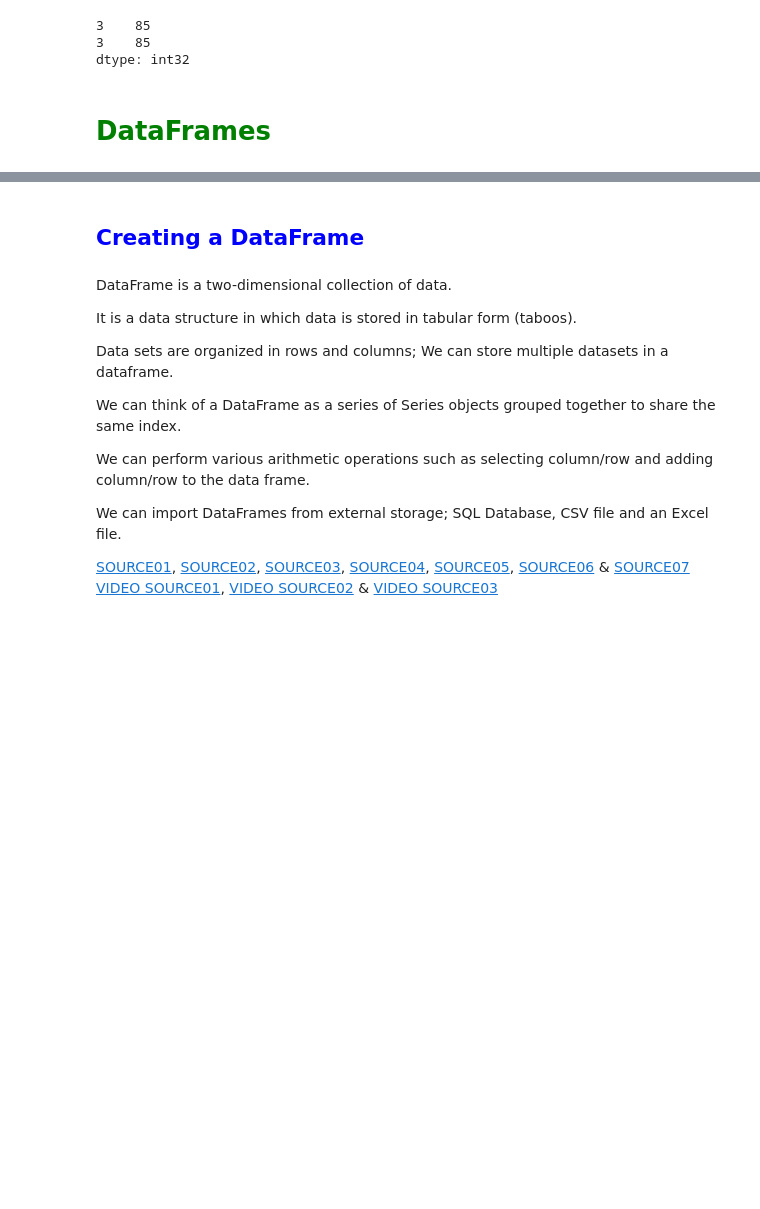
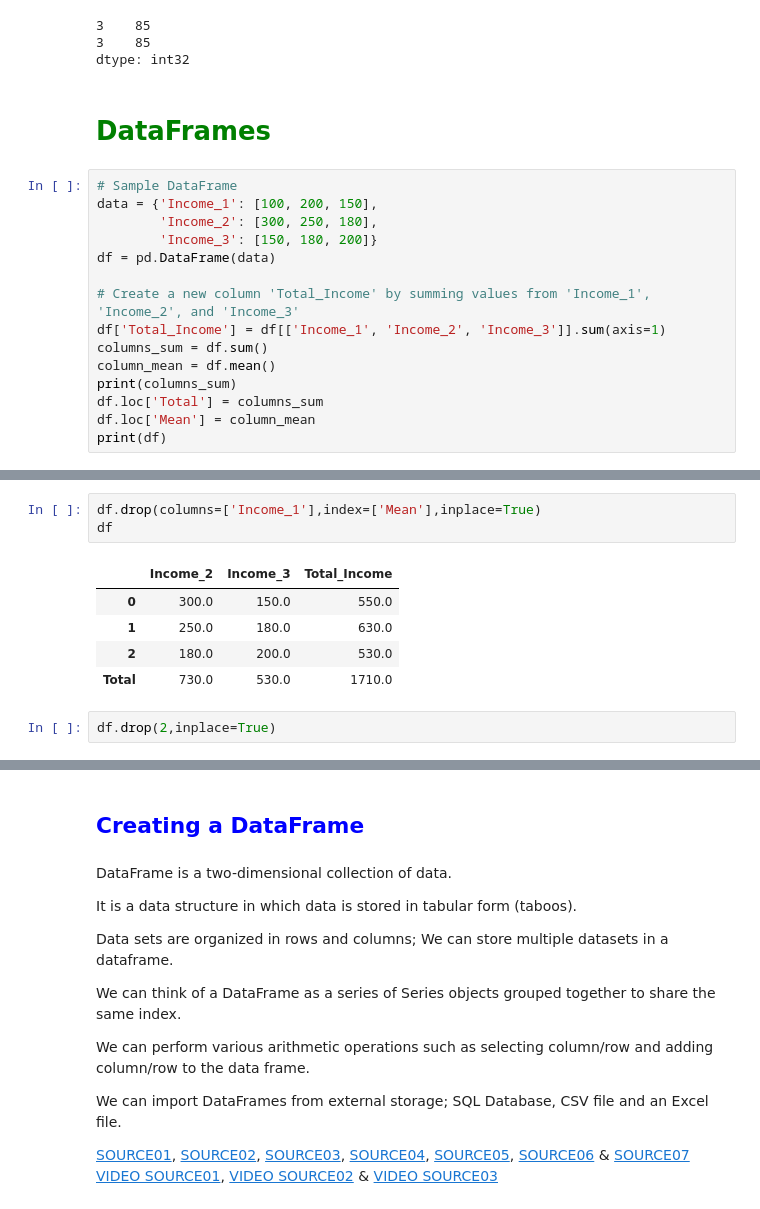
Before and after one commit to easgarli/datascience_bootcamp, a Jupyter notebook: pandas/Pandas_InClass_1_(Series & DataFrames)_04.20.2024.ipynb, the cells around one changed output, grey strips where cells are left out. Cells and saved outputs as stored; diff of their text form; blank space fills up the shorter version.

```diff
--- a/pandas/Pandas_InClass_1_(Series & DataFrames)_04.20.2024.ipynb
+++ b/pandas/Pandas_InClass_1_(Series & DataFrames)_04.20.2024.ipynb
@@ -644,3 +648,18 @@ series[3]
 dtype: int32
 # %% [markdown]
 # <font color='green'> <b>DataFrames </b><font color='black'>
+# %%
+# Sample DataFrame
+data = {'Income_1': [100, 200, 150],
+        'Income_2': [300, 250, 180],
+        'Income_3': [150, 180, 200]}
+df = pd.DataFrame(data)
+
+# Create a new column 'Total_Income' by summing values from 'Income_1', 'Income_2', and 'Income_3'
+df['Total_Income'] = df[['Income_1', 'Income_2', 'Income_3']].sum(axis=1)
+columns_sum = df.sum()
+column_mean = df.mean()
+print(columns_sum)
+df.loc['Total'] = columns_sum
+df.loc['Mean'] = column_mean
+print(df)
@@ -646,0 +678,11 @@ dtype: int32
+# %%
+df.drop(columns=['Income_1'],index=['Mean'],inplace=True)
+df
+# %% [output]
+|  | Income_2 | Income_3 | Total_Income |
+| 0 | 300.0 | 150.0 | 550.0 |
+| 1 | 250.0 | 180.0 | 630.0 |
+| 2 | 180.0 | 200.0 | 530.0 |
+| Total | 730.0 | 530.0 | 1710.0 |
+# %%
+df.drop(2,inplace=True)
```
Also changed, not shown: parts of 4 cells of this notebook, 2 other files.
